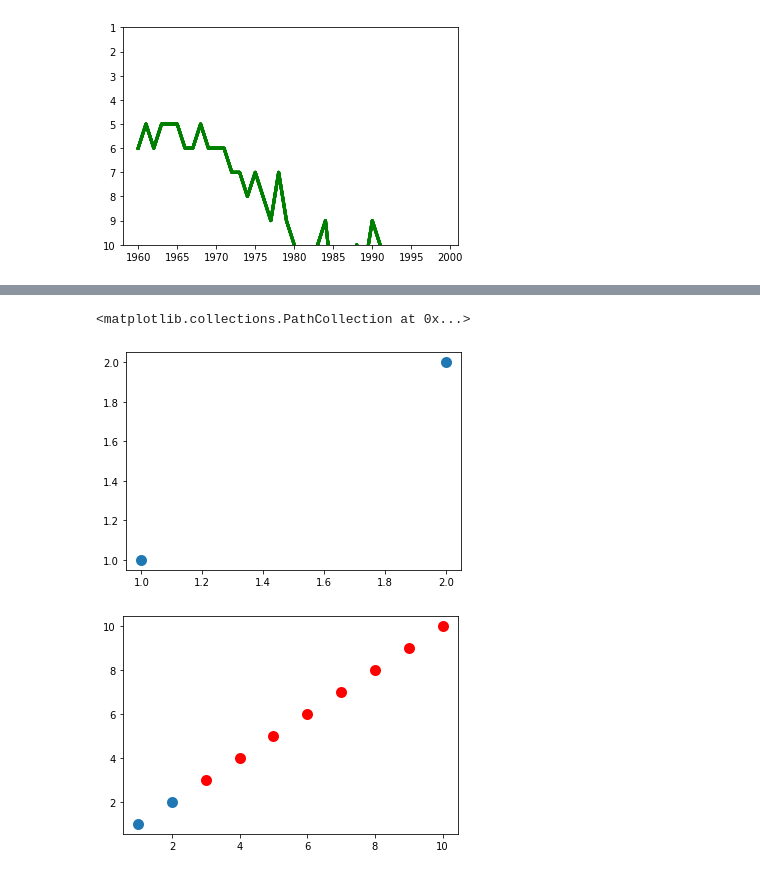
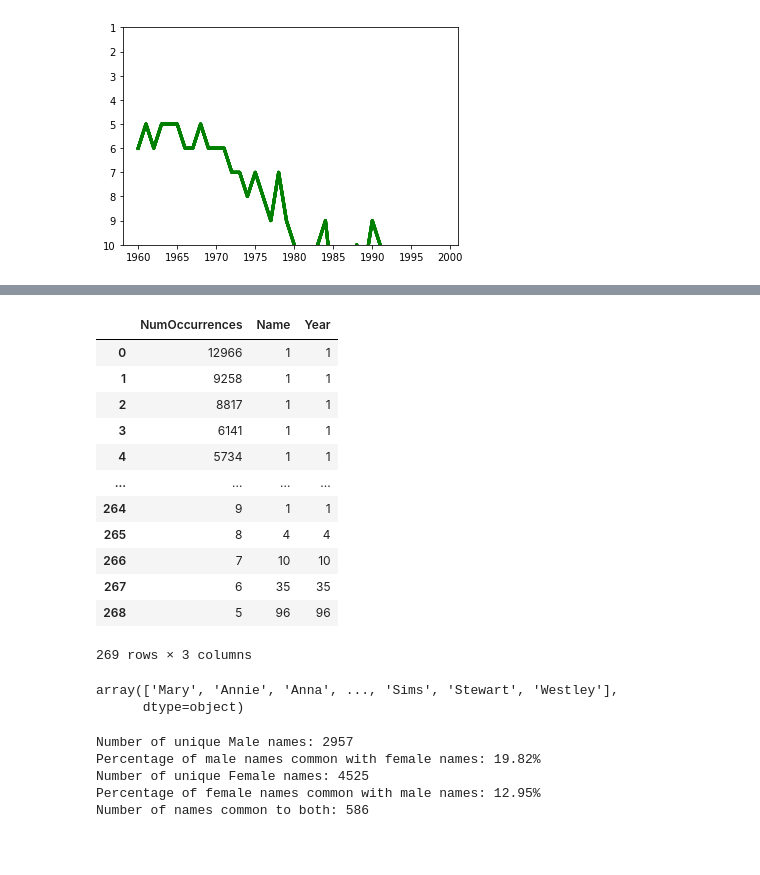
Before and after one commit to MrLRTripp/NameSurfer, a Jupyter notebook: namesurfer.ipynb, the cells around one changed output, grey strips where cells are left out. Cells and saved outputs as stored; diff of their text form; code cells hidden in the pictures; blank space fills up the shorter version.

```diff
--- a/namesurfer.ipynb
+++ b/namesurfer.ipynb
@@ -224,0 +234,19 @@ plt.gcf().show()
+# %%
+# Some names have same # of occurrences so they should all get same rank
+# For instance 35 names have 6 total occurrences
+count_of_occurrences_df = name_occurrences_df.groupby('NumOccurrences').count().sort_values('NumOccurrences',ascending=False).reset_index()
+count_of_occurrences_df
+# %% [output]
+|  | NumOccurrences | Name | Year |
+| 0 | 12966 | 1 | 1 |
+| 1 | 9258 | 1 | 1 |
+| 2 | 8817 | 1 | 1 |
+| 3 | 6141 | 1 | 1 |
+| 4 | 5734 | 1 | 1 |
+| ... | ... | ... | ... |
+| 264 | 9 | 1 | 1 |
+| 265 | 8 | 4 | 4 |
+| 266 | 7 | 10 | 10 |
+| 267 | 6 | 35 | 35 |
+| 268 | 5 | 96 | 96 |
+269 rows × 3 columns
@@ -225,21 +255,23 @@ plt.gcf().show()
+# %%
+names_df[names_df['Year'].isin(range(1910, 1920))]['Name'].unique()
+# %% [output]
+array(['Mary', 'Annie', 'Anna', ..., 'Sims', 'Stewart', 'Westley'],
+      dtype=object)
 # %%
 import numpy as np
-# %%
-x = np.arange(1,3)
-y = x
-x2 = np.arange(3,11)
-y2 = x2
-x3 = np.arange(11,21)
-y3 = x3
-
-# Create initial figure
-fig = plt.figure()
-plt.scatter(x, y, linewidth=5)
-# %% [output]
-<matplotlib.collections.PathCollection at 0x...>
-[figure, removed]
-# %%
-fig.gca().scatter(x2, y2, color='r', linewidth=5)
-fig
-# %% [output]
-[figure, removed]
+# %%
+# There are many names that are both Male and Female.
+male_df = names_df[names_df['Sex']=='M']['Name'].unique()
+female_df = names_df[names_df['Sex']=='F']['Name'].unique()
+j = np.intersect1d(male_df,female_df)
+print (f'Number of unique Male names: {male_df.shape[0]}\n\
+Percentage of male names common with female names: {j.shape[0]/male_df.shape[0]:.2%}\n\
+Number of unique Female names: {female_df.shape[0]} \n\
+Percentage of female names common with male names: {j.shape[0]/female_df.shape[0]:.2%}\n\
+Number of names common to both: {j.shape[0]}')
+# %% [output]
+Number of unique Male names: 2957
+Percentage of male names common with female names: 19.82%
+Number of unique Female names: 4525
+Percentage of female names common with male names: 12.95%
+Number of names common to both: 586
```
Also changed, not shown: parts of 23 cells of this notebook.
